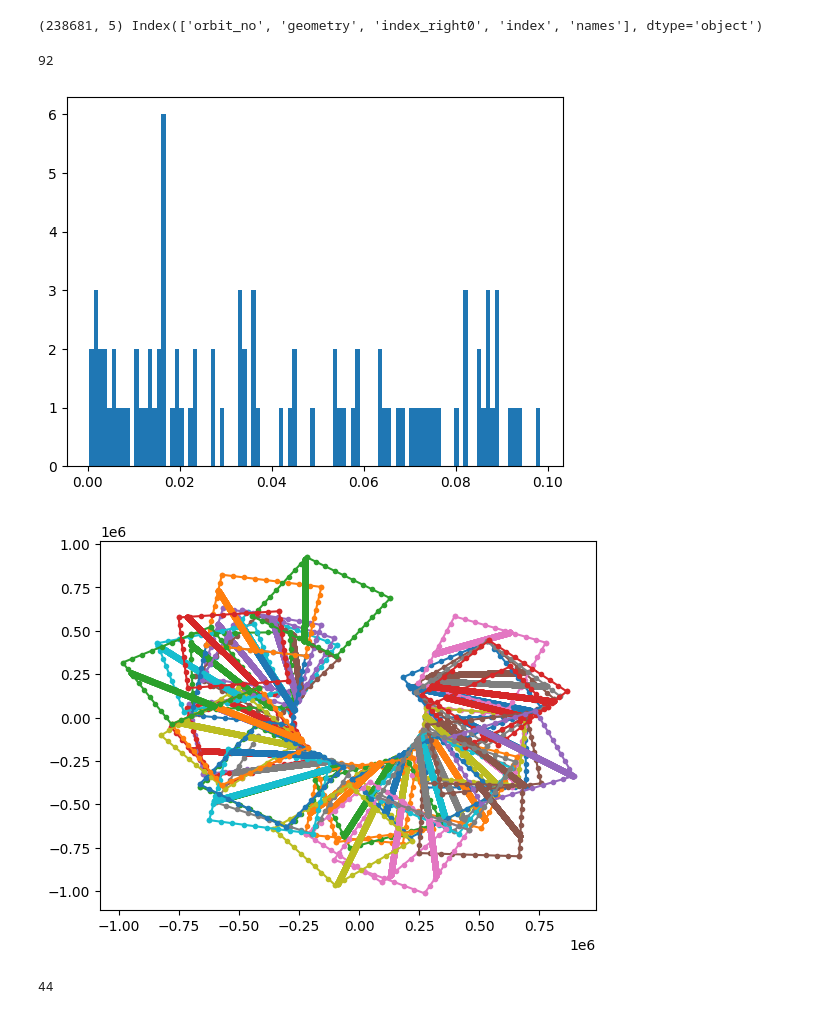
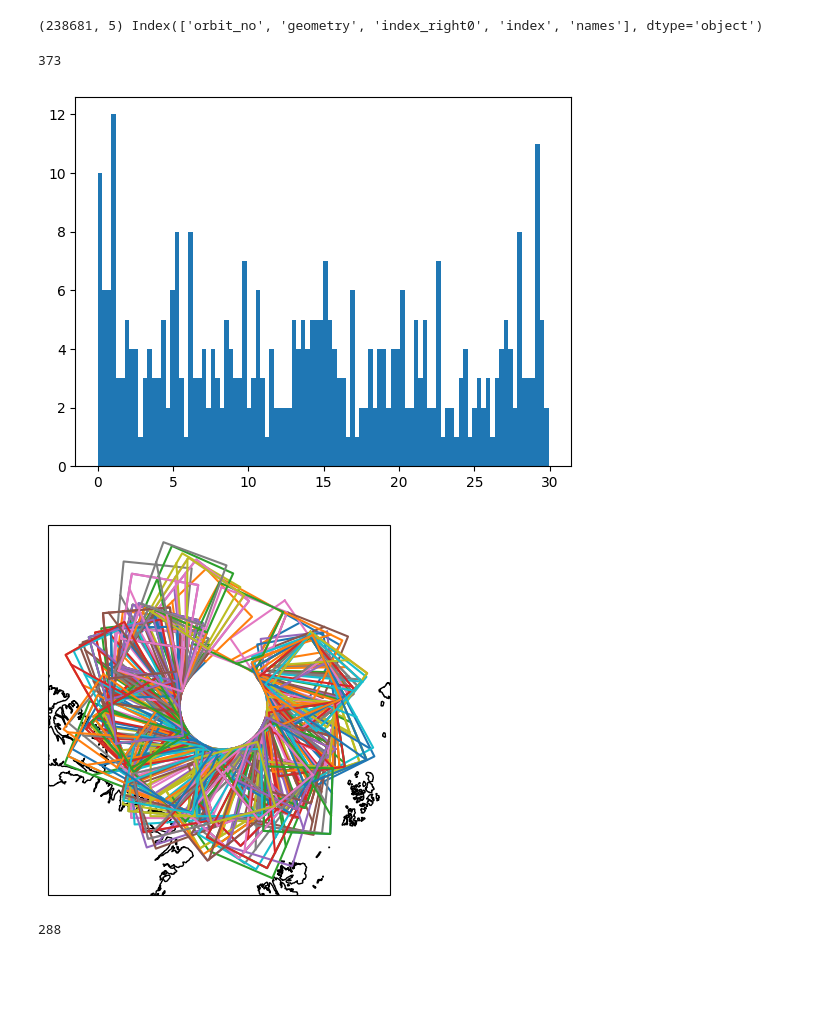
Before and after one commit to nansencenter/cs2_l2_larm_preprocessing, a Jupyter notebook: find_s1_cs2_intersect.ipynb, the cells around one changed output. Saved outputs shown, nothing was run; the diff lists cells and outputs as text; code cells hidden in the pictures; blank space fills up the shorter version.

```diff
--- a/find_s1_cs2_intersect.ipynb
+++ b/find_s1_cs2_intersect.ipynb
@@ -46,39 +46,41 @@ print(join.shape, join.columns)
 # compute time difference between all S1 and all CS2 intersections
 time_diffs = []
 for j0, j1 in zip(join.index, join.index_right0):
-    time_diffs.append(np.abs((j0 - j1).total_seconds()) / 3600)
+    time_diffs.append(np.abs((j0 - j1).total_seconds()) / 60)
 time_diffs = np.array(time_diffs)
 
 # find intersections that have max 0.1 hours between
 # plot historgram of time between intersections
-max_time_dif = 0.1
+max_time_dif = 30 # minutes
 small_time_diff_idx = np.nonzero(time_diffs < max_time_dif)[0]
 _ = plt.hist(time_diffs[small_time_diff_idx], 100)
 print(small_time_diff_idx.size)
 # %% [output]
-92
+373
-[figure, old version]
+[figure, new version]
 # %%
 # find intersections that have min 1000 CS2 points
-min_jg_size = 1000
-
+min_jg_size = 500
+fig, ax = plt.subplots(subplot_kw={'projection': proj_nps})
 small_time_diff_large_size_idx = []
 for i in small_time_diff_idx:
     cs2i = join.index[i]
     s1i = join.index_right0.iloc[i]
     cs2g = cs2gdf.geometry[cs2i]
     s1g = s1gdf.geometry[s1i]
     jg = cs2g.intersection(s1g)
     jg_size = np.array(jg.coords.xy[0]).size
     if jg_size > min_jg_size:
         small_time_diff_large_size_idx.append(i)
-        l0 = plt.plot(*np.stack(jg.coords).T, '.')
-        plt.plot(*np.stack(s1g.exterior.coords).T, '.-', color=l0[0].get_color())
+        l0 = ax.plot(*np.stack(jg.coords).T, '-')
+        ax.plot(*np.stack(s1g.exterior.coords).T, '-', color=l0[0].get_color())
+
+ax.coastlines()
 plt.show()
 print(len(small_time_diff_large_size_idx))
 # %% [output]
-[figure, old version]
+[figure, new version]
-44
+288
 # %%
 # save information about intersections in pandas datafarme pickle
 intersect_df = join.iloc[np.array(small_time_diff_large_size_idx)][['orbit_no', 'index_right0', 'names']]
```
Also changed, not shown: 1 other file.
